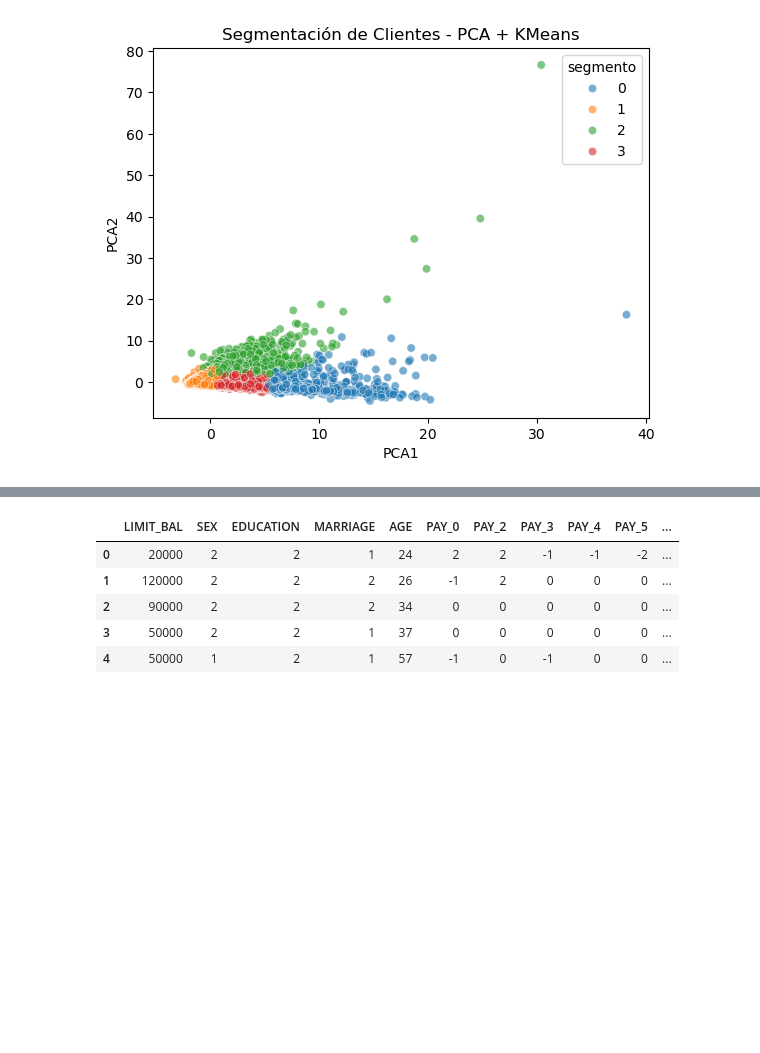
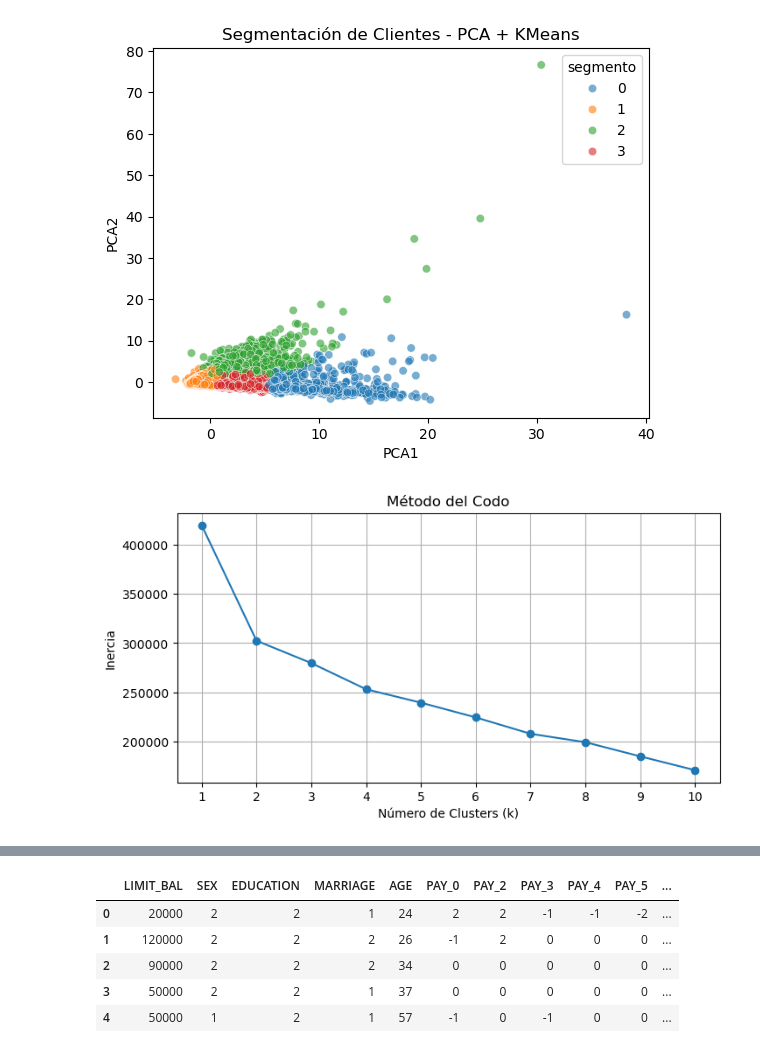
Before and after one commit to damasoer/MACHINE-LEARNING-I, a Jupyter notebook: Programming Exercise 4.0-K-MEANS Clustering.ipynb, the cells around one changed output, grey strips where cells are left out. Cells and saved outputs as stored; diff of their text form; code cells hidden in the pictures; blank space fills up the shorter version.

```diff
--- a/Programming Exercise 4.0-K-MEANS Clustering.ipynb
+++ b/Programming Exercise 4.0-K-MEANS Clustering.ipynb
@@ -112,3 +112,27 @@ plt.title("Segmentación de Clientes - PCA + KMeans")
 plt.show()
 # %% [output]
 [figure]
+# %%
+from sklearn.cluster import KMeans
+import matplotlib.pyplot as plt
+
+
+inertias = []
+k_range = range(1, 11)
+
+for k in k_range:
+    kmeans = KMeans(n_clusters=k, random_state=42)
+    kmeans.fit(X_scaled)
+    inertias.append(kmeans.inertia_)
+
+# Graficar el método del codo
+plt.figure(figsize=(8, 4))
+plt.plot(k_range, inertias, marker='o')
+plt.title('Método del Codo')
+plt.xlabel('Número de Clusters (k)')
+plt.ylabel('Inercia')
+plt.xticks(k_range)
+plt.grid(True)
+plt.show()
+# %% [output]
+[figure, added]
```
Also changed, not shown: parts of 2 cells of this notebook, 1 other file.
